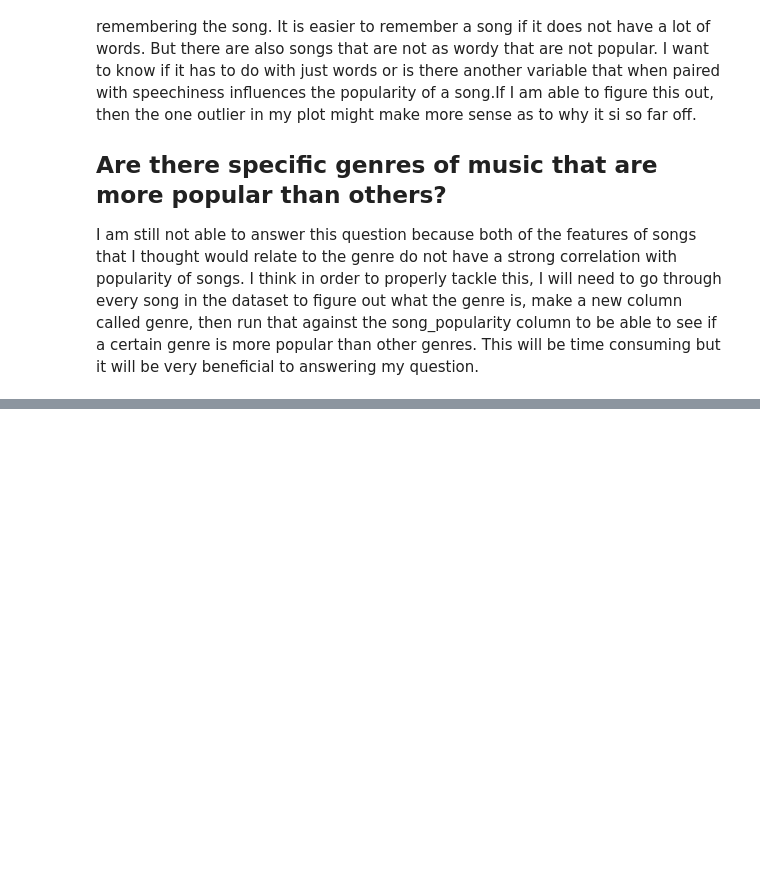
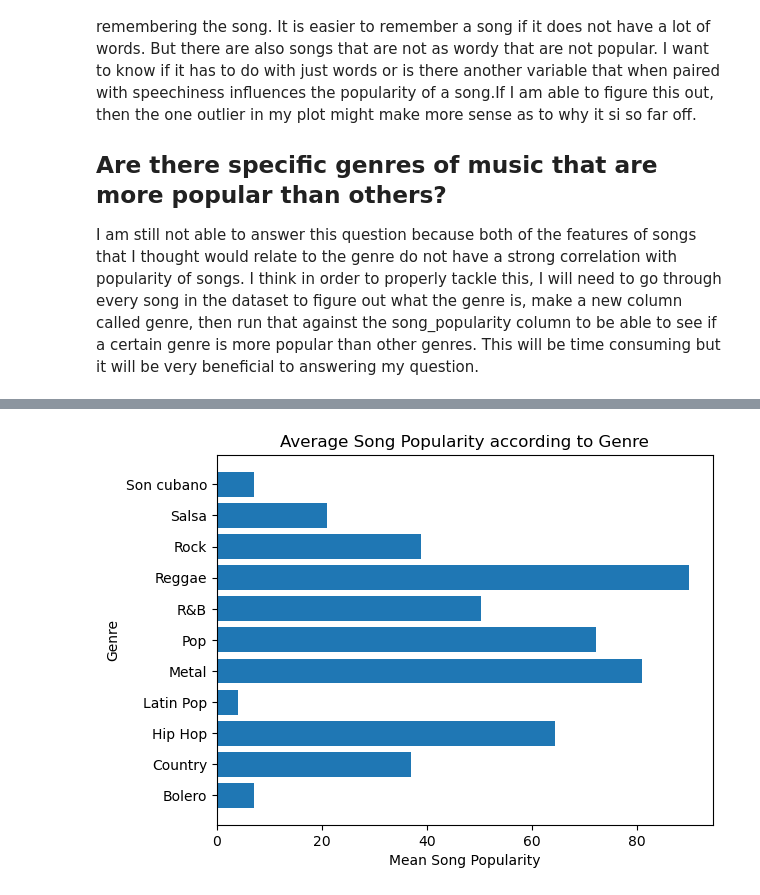
Before and after one commit to ubco-W2022T2-data301/project-group-group48, a Jupyter notebook: analysis/analysis2.ipynb, the cells around one changed output, grey strips where cells are left out. Drawn from its saved outputs; the diff is of its cells as text; code cells hidden in the pictures; blank space fills up the shorter version.

```diff
--- a/analysis/analysis2.ipynb
+++ b/analysis/analysis2.ipynb
@@ -185,0 +350,5 @@ I am still not able to answer this question because both of the features of song
+# %%
+#Now I am going to take account of the 30 least popular songs in the dataset in order for me to have a nice correlation between the top songs and bottom songs.
+
+least_popular = songs_cleaned.sort_values("song_popularity", ascending =True).head(30)
+least_popular #these songs are the least popular songs in this dataset
@@ -185,0 +373,5 @@ I am still not able to answer this question because both of the features of song
+# %%
+#Same thing I did for the most popular songs is what I will do for the least popular songs now.
+Genre = ['Latin Pop', 'Son cubano', 'Bolero', 'Hip Hop', 'Rock', 'R&B', 'Rock', 'Rock', 'Rock', 'Rock', 'Rock', 'Rock', 'Rock', 'Rock', 'Rock', 'Salsa', 'Rock', 'Pop', 'R&B', 'Rock', 'Pop' , 'R&B', 'Rock', 'Rock', 'Country', 'R&B', 'Pop', 'Rock', 'Rock', 'Hip Hop',]
+least_popular['Genre'] = Genre
+least_popular
@@ -185,0 +396,8 @@ I am still not able to answer this question because both of the features of song
+# %%
+import matplotlib.pylab as plt
+import seaborn as sns
+
+new_least_popular = least_popular.reindex(columns=['song_name', 'Genre',
+'song_popularity', 'song_duration_ms', 'acousticness','danceability', 'energy', 'key', 'liveness',
+'loudness' , 'spechiness' , 'tempo' 'audio_valence' , 'danceable_valence'])
+new_least_popular
@@ -185,0 +422,3 @@ I am still not able to answer this question because both of the features of song
+# %%
+conjoined_df = pd.concat([new_most_popular_2, new_least_popular], ignore_index=True)
+conjoined_df
@@ -185,0 +521,11 @@ I am still not able to answer this question because both of the features of song
+# %%
+grouped = conjoined_df.groupby('Genre')['song_popularity'].mean()
+plt.barh(grouped.index, grouped.values)
+
+plt.xlabel('Mean Song Popularity')
+plt.ylabel('Genre')
+plt.title('Average Song Popularity according to Genre')
+
+plt.show()
+# %% [output]
+[figure, added]
```
Also changed, not shown: parts of 24 cells of this notebook, 4 other files.
